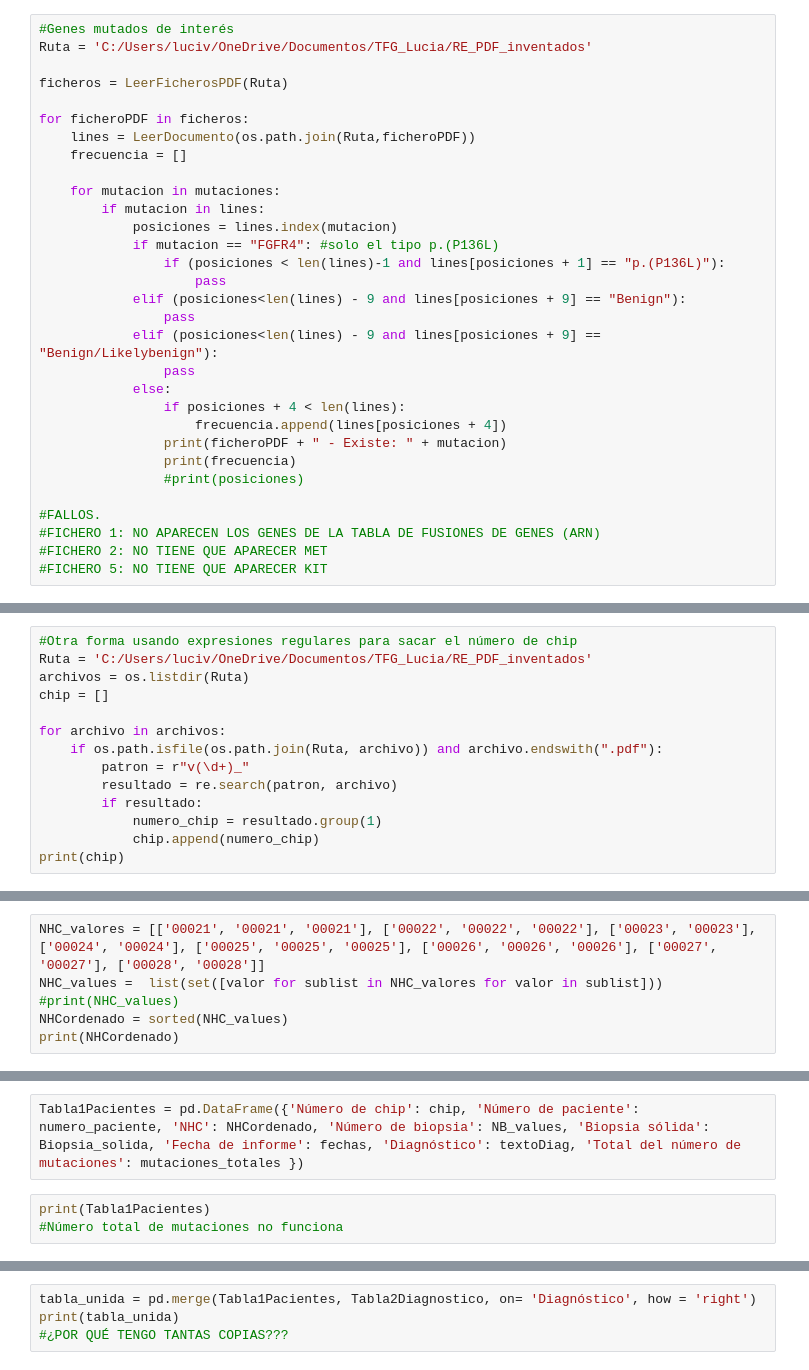
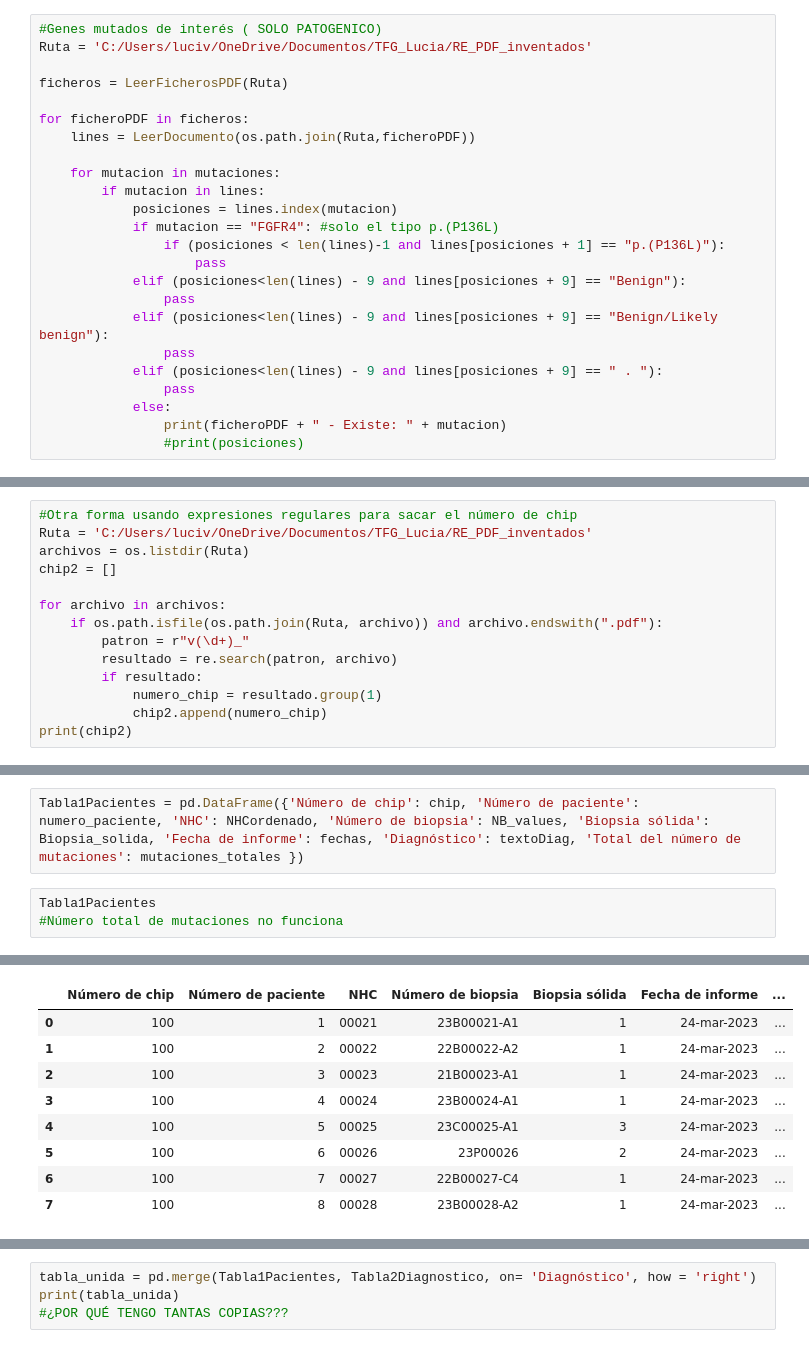
Before and after one commit to LuciaVitores/Automatizacion_PDF_scraping, a Jupyter notebook: PruebaLucia.ipynb, the cells around one changed output, grey strips where cells are left out. Saved outputs shown, nothing was run; the diff lists cells and outputs as text.

```diff
--- a/PruebaLucia.ipynb
+++ b/PruebaLucia.ipynb
@@ -771,12 +919,11 @@ Sample_8_v100_14451fbc-44ce-480e-9107-c6ab537a1fda_2023-03-02_11-49-41-641_All.p
 # %%
-#Genes mutados de interés
+#Genes mutados de interés ( SOLO PATOGENICO)
 Ruta = 'C:/Users/luciv/OneDrive/Documentos/TFG_Lucia/RE_PDF_inventados'
 
 ficheros = LeerFicherosPDF(Ruta)
 
 for ficheroPDF in ficheros:
     lines = LeerDocumento(os.path.join(Ruta,ficheroPDF))
-    frecuencia = []
 
     for mutacion in mutaciones:
         if mutacion in lines:
@@ -786,18 +933,12 @@ for ficheroPDF in ficheros:
                     pass
             elif (posiciones<len(lines) - 9 and lines[posiciones + 9] == "Benign"):
                 pass
-            elif (posiciones<len(lines) - 9 and lines[posiciones + 9] == "Benign/Likelybenign"):
+            elif (posiciones<len(lines) - 9 and lines[posiciones + 9] == "Benign/Likely benign"):
+                pass
+            elif (posiciones<len(lines) - 9 and lines[posiciones + 9] == " . "):
                 pass
             else:
-                if posiciones + 4 < len(lines):
-                    frecuencia.append(lines[posiciones + 4])
                 print(ficheroPDF + " - Existe: " + mutacion)
-                print(frecuencia)
                 #print(posiciones)
-
-#FALLOS.
-#FICHERO 1: NO APARECEN LOS GENES DE LA TABLA DE FUSIONES DE GENES (ARN)
-#FICHERO 2: NO TIENE QUE APARECER MET
-#FICHERO 5: NO TIENE QUE APARECER KIT
 # %% [output]
 Sample_1_v100_ec96983e-d816-4baf-8544-ca0572acc9fa_2023-03-02_11-57-06-352_All.pdf - Existe: MYC
@@ -1116,7 +1262,7 @@ chip
 #Otra forma usando expresiones regulares para sacar el número de chip
 Ruta = 'C:/Users/luciv/OneDrive/Documentos/TFG_Lucia/RE_PDF_inventados'
 archivos = os.listdir(Ruta)
-chip = []
+chip2 = []
 
 for archivo in archivos:
     if os.path.isfile(os.path.join(Ruta, archivo)) and archivo.endswith(".pdf"):
@@ -1124,8 +1270,8 @@ for archivo in archivos:
         resultado = re.search(patron, archivo)
         if resultado:
             numero_chip = resultado.group(1)
-            chip.append(numero_chip)
-print(chip)
+            chip2.append(numero_chip)
+print(chip2)
 # %% [output]
 ['100', '100', '100', '100', '100', '100', '100', '100']
 # %%
@@ -1273,9 +1419,3 @@ numeroDiag
 [15.1, 15.1, 15.1, 15.1, 15.1, 15.1, 30.0, 11.0]
 # %% [markdown]
 ## NHC
-# %%
-NHC_valores = [['00021', '00021', '00021'], ['00022', '00022', '00022'], ['00023', '00023'], ['00024', '00024'], ['00025', '00025', '00025'], ['00026', '00026', '00026'], ['00027', '00027'], ['00028', '00028']]
-NHC_values =  list(set([valor for sublist in NHC_valores for valor in sublist]))
-#print(NHC_values)
-NHCordenado = sorted(NHC_values)
-print(NHCordenado)
@@ -1586,6 +1748,6 @@ aminoacidosMutados
 # %%
 Tabla1Pacientes = pd.DataFrame({'Número de chip': chip, 'Número de paciente': numero_paciente, 'NHC': NHCordenado, 'Número de biopsia': NB_values, 'Biopsia sólida': Biopsia_solida, 'Fecha de informe': fechas, 'Diagnóstico': textoDiag, 'Total del número de mutaciones': mutaciones_totales })
 # %%
-print(Tabla1Pacientes)
+Tabla1Pacientes
 #Número total de mutaciones no funciona
 # %% [output]
@@ -1609 +1754,10 @@ print(Tabla1Pacientes)
+|  | Número de chip | Número de paciente | NHC | Número de biopsia | Biopsia sólida | Fecha de informe | ... |
+| 0 | 100 | 1 | 00021 | 23B00021-A1 | 1 | 24-mar-2023 | ... |
+| 1 | 100 | 2 | 00022 | 22B00022-A2 | 1 | 24-mar-2023 | ... |
+| 2 | 100 | 3 | 00023 | 21B00023-A1 | 1 | 24-mar-2023 | ... |
+| 3 | 100 | 4 | 00024 | 23B00024-A1 | 1 | 24-mar-2023 | ... |
+| 4 | 100 | 5 | 00025 | 23C00025-A1 | 3 | 24-mar-2023 | ... |
+| 5 | 100 | 6 | 00026 | 23P00026 | 2 | 24-mar-2023 | ... |
+| 6 | 100 | 7 | 00027 | 22B00027-C4 | 1 | 24-mar-2023 | ... |
+| 7 | 100 | 8 | 00028 | 23B00028-A2 | 1 | 24-mar-2023 | ... |
 # %%
```
Also changed, not shown: parts of 35 cells of this notebook.
